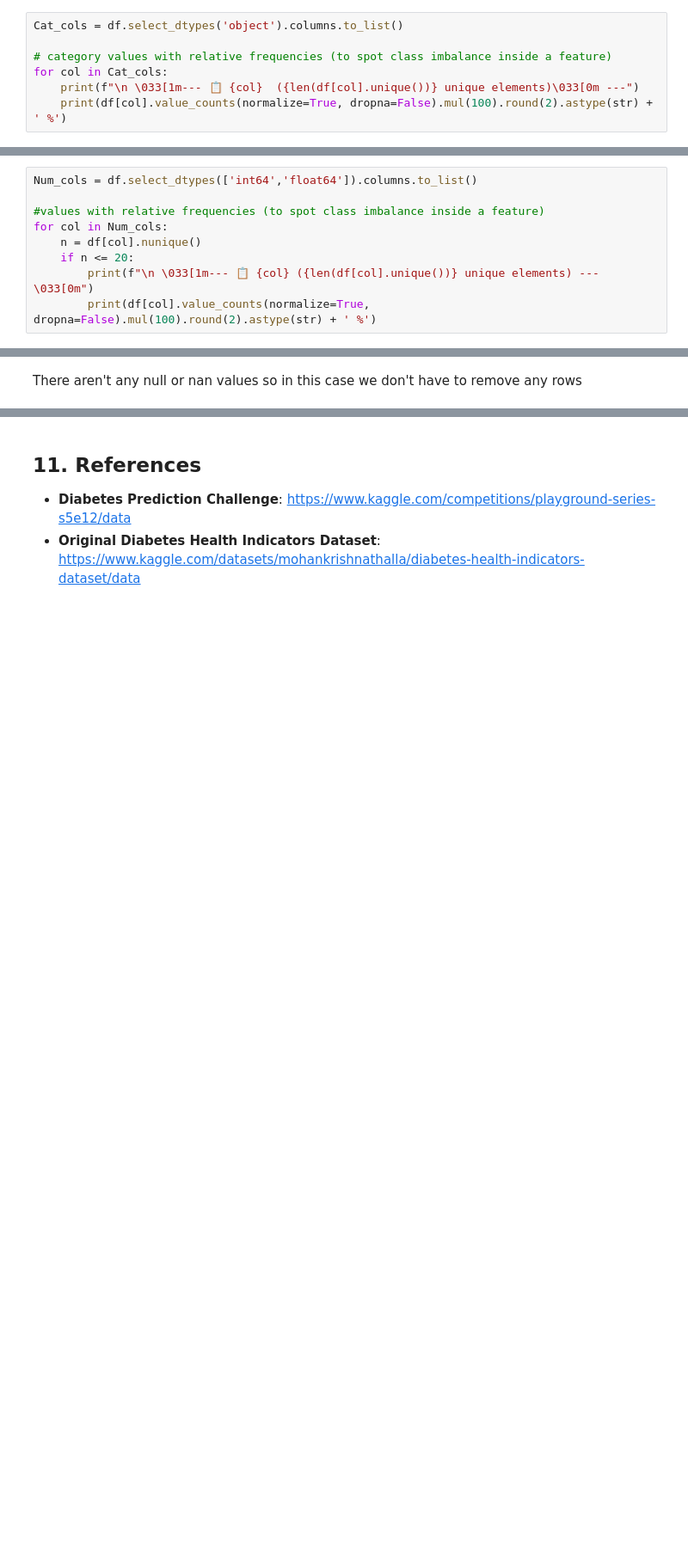
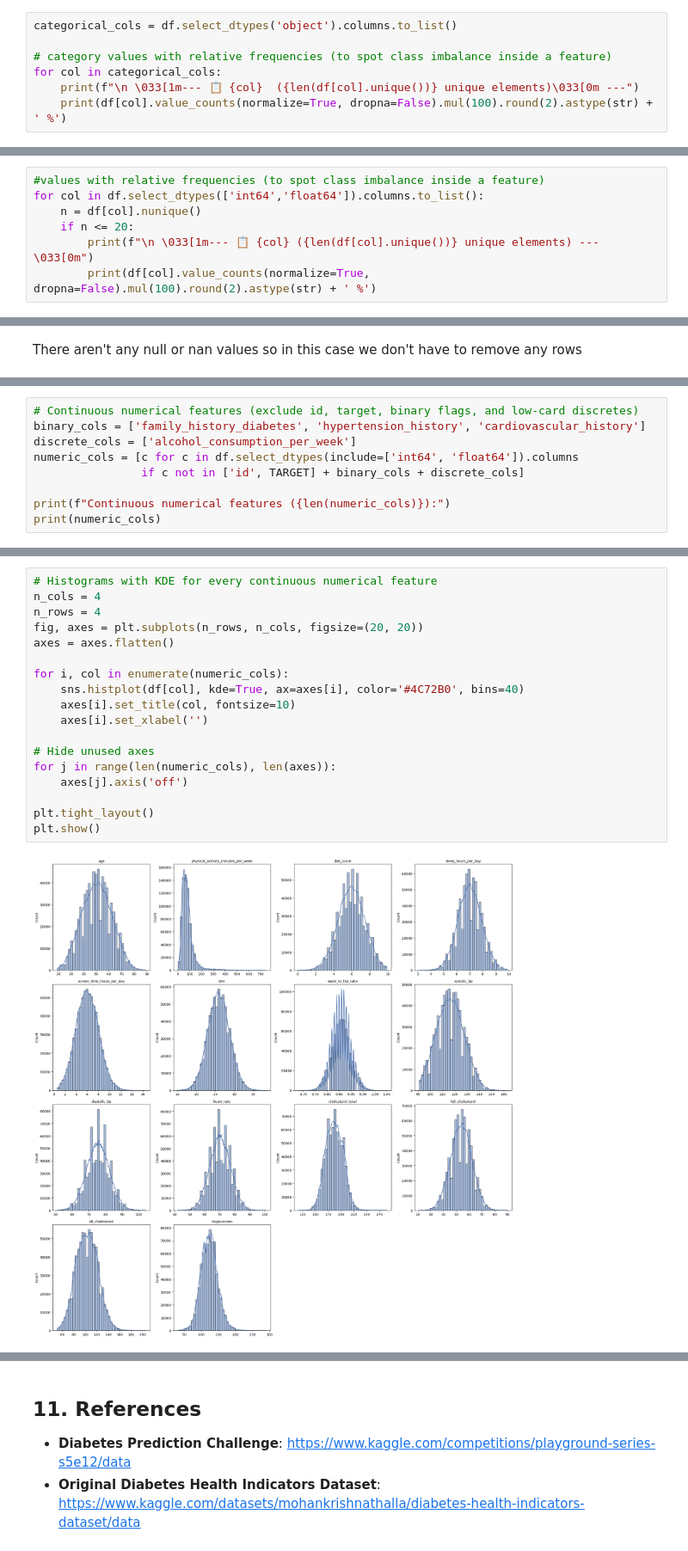
Before and after one commit to LorenzoSansone/Sansone-Diabetes-Prediction-Challenge, a Jupyter notebook: diabetes_prediction.ipynb, the cells around one changed output, grey strips where cells are left out. Shown at 86% size. Drawn from its saved outputs; the diff is of its cells as text; blank space fills up the shorter version.

```diff
--- a/diabetes_prediction.ipynb
+++ b/diabetes_prediction.ipynb
@@ -307,10 +311,10 @@ pd.DataFrame({
 # %% [markdown]
 Check the **object** features:
 # %%
-Cat_cols = df.select_dtypes('object').columns.to_list()
+categorical_cols = df.select_dtypes('object').columns.to_list()
 
 # category values with relative frequencies (to spot class imbalance inside a feature)
-for col in Cat_cols:
+for col in categorical_cols:
     print(f"\n \033[1m--- 📋 {col}  ({len(df[col].unique())} unique elements)\033[0m ---")
     print(df[col].value_counts(normalize=True, dropna=False).mul(100).round(2).astype(str) + ' %')
 # %% [output]
@@ -334,10 +338,8 @@ Name: proportion, dtype: object
 # %% [markdown]
 Find hidden categoricals among the int64 and float64 columns. Many features in this dataset are likely binary flags (family history, etc.)
 # %%
-Num_cols = df.select_dtypes(['int64','float64']).columns.to_list()
-
 #values with relative frequencies (to spot class imbalance inside a feature)
-for col in Num_cols:
+for col in df.select_dtypes(['int64','float64']).columns.to_list():
     n = df[col].nunique()
     if n <= 20:
         print(f"\n \033[1m--- 📋 {col} ({len(df[col].unique())} unique elements) --- \033[0m")
@@ -410,0 +467,9 @@ There aren't any null or nan values so in this case we don't have to remove any
+# %%
+# Continuous numerical features (exclude id, target, binary flags, and low-card discretes)
+binary_cols = ['family_history_diabetes', 'hypertension_history', 'cardiovascular_history']
+discrete_cols = ['alcohol_consumption_per_week']
+numeric_cols = [c for c in df.select_dtypes(include=['int64', 'float64']).columns
+                if c not in ['id', TARGET] + binary_cols + discrete_cols]
+
+print(f"Continuous numerical features ({len(numeric_cols)}):")
+print(numeric_cols)
@@ -410,0 +479,20 @@ There aren't any null or nan values so in this case we don't have to remove any
+# %%
+# Histograms with KDE for every continuous numerical feature
+n_cols = 4
+n_rows = 4
+fig, axes = plt.subplots(n_rows, n_cols, figsize=(20, 20))
+axes = axes.flatten()
+
+for i, col in enumerate(numeric_cols):
+    sns.histplot(df[col], kde=True, ax=axes[i], color='#4C72B0', bins=40)
+    axes[i].set_title(col, fontsize=10)
+    axes[i].set_xlabel('')
+
+# Hide unused axes
+for j in range(len(numeric_cols), len(axes)):
+    axes[j].axis('off')
+
+plt.tight_layout()
+plt.show()
+# %% [output]
+[figure, added]
```
Also changed, not shown: parts of 27 cells of this notebook.
